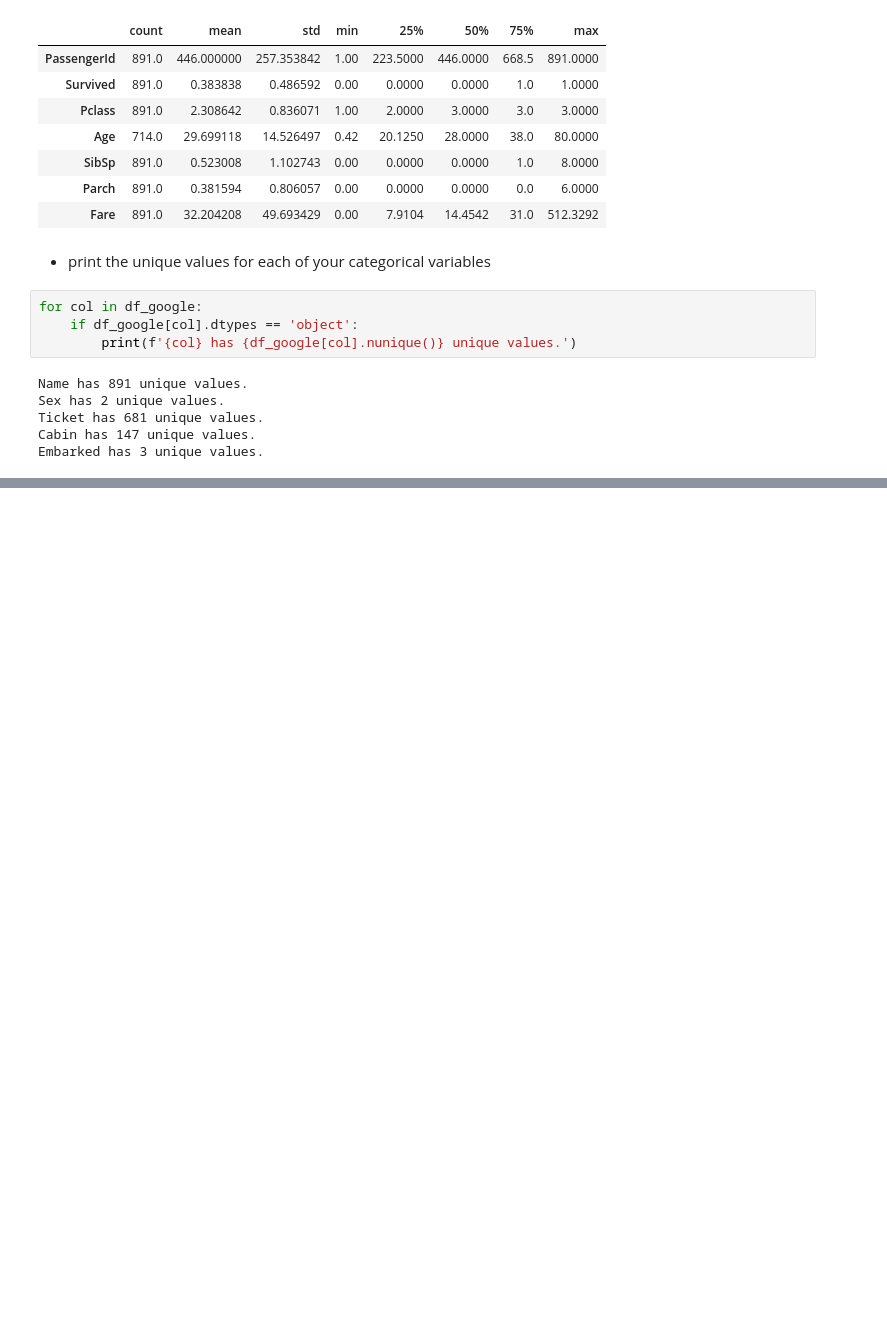
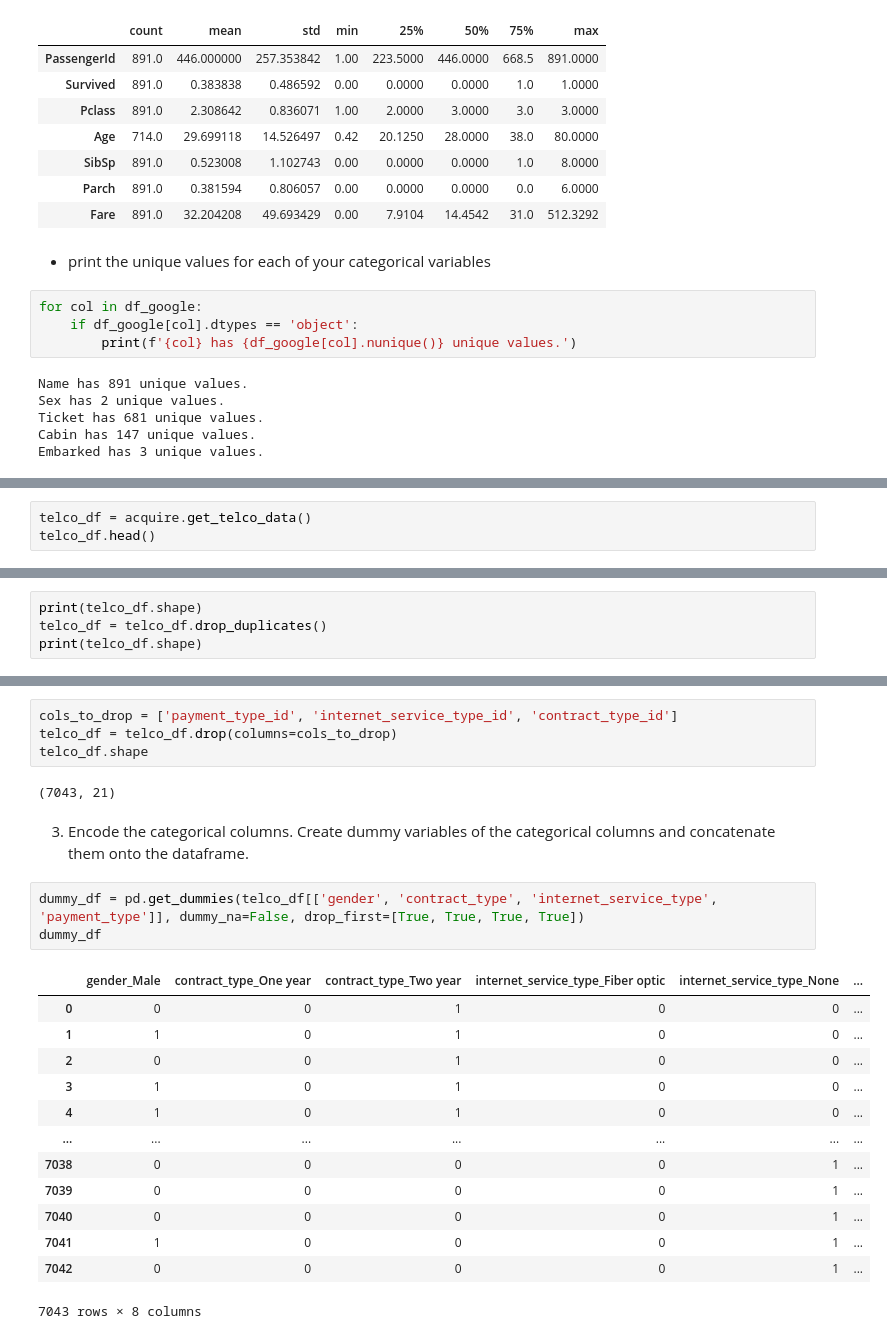
Before and after one commit to chloerwhitaker/classification-exercises, a Jupyter notebook: classification_exercises.ipynb, the cells around one changed output, grey strips where cells are left out. Drawn from its saved outputs; the diff is of its cells as text; blank space fills up the shorter version.

```diff
--- a/classification_exercises.ipynb
+++ b/classification_exercises.ipynb
@@ -239,0 +490,3 @@ Embarked has 3 unique values.
+# %%
+telco_df = acquire.get_telco_data()
+telco_df.head()
@@ -239,0 +503,4 @@ Embarked has 3 unique values.
+# %%
+print(telco_df.shape)
+telco_df = telco_df.drop_duplicates()
+print(telco_df.shape)
@@ -239,0 +532,25 @@ Embarked has 3 unique values.
+# %%
+cols_to_drop = ['payment_type_id', 'internet_service_type_id', 'contract_type_id']
+telco_df = telco_df.drop(columns=cols_to_drop)
+telco_df.shape
+# %% [output]
+(7043, 21)
+# %% [markdown]
+3. Encode the categorical columns. Create dummy variables of the categorical columns and concatenate them onto the dataframe.
+# %%
+dummy_df = pd.get_dummies(telco_df[['gender', 'contract_type', 'internet_service_type', 'payment_type']], dummy_na=False, drop_first=[True, True, True, True])
+dummy_df
+# %% [output]
+|  | gender_Male | contract_type_One year | contract_type_Two year | internet_service_type_Fiber optic | internet_service_type_None | ... |
+| 0 | 0 | 0 | 1 | 0 | 0 | ... |
+| 1 | 1 | 0 | 1 | 0 | 0 | ... |
+| 2 | 0 | 0 | 1 | 0 | 0 | ... |
+| 3 | 1 | 0 | 1 | 0 | 0 | ... |
+| 4 | 1 | 0 | 1 | 0 | 0 | ... |
+| ... | ... | ... | ... | ... | ... | ... |
+| 7038 | 0 | 0 | 0 | 0 | 1 | ... |
+| 7039 | 0 | 0 | 0 | 0 | 1 | ... |
+| 7040 | 0 | 0 | 0 | 0 | 1 | ... |
+| 7041 | 1 | 0 | 0 | 0 | 1 | ... |
+| 7042 | 0 | 0 | 0 | 0 | 1 | ... |
+7043 rows × 8 columns
```
Also changed, not shown: parts of 76 cells of this notebook.
